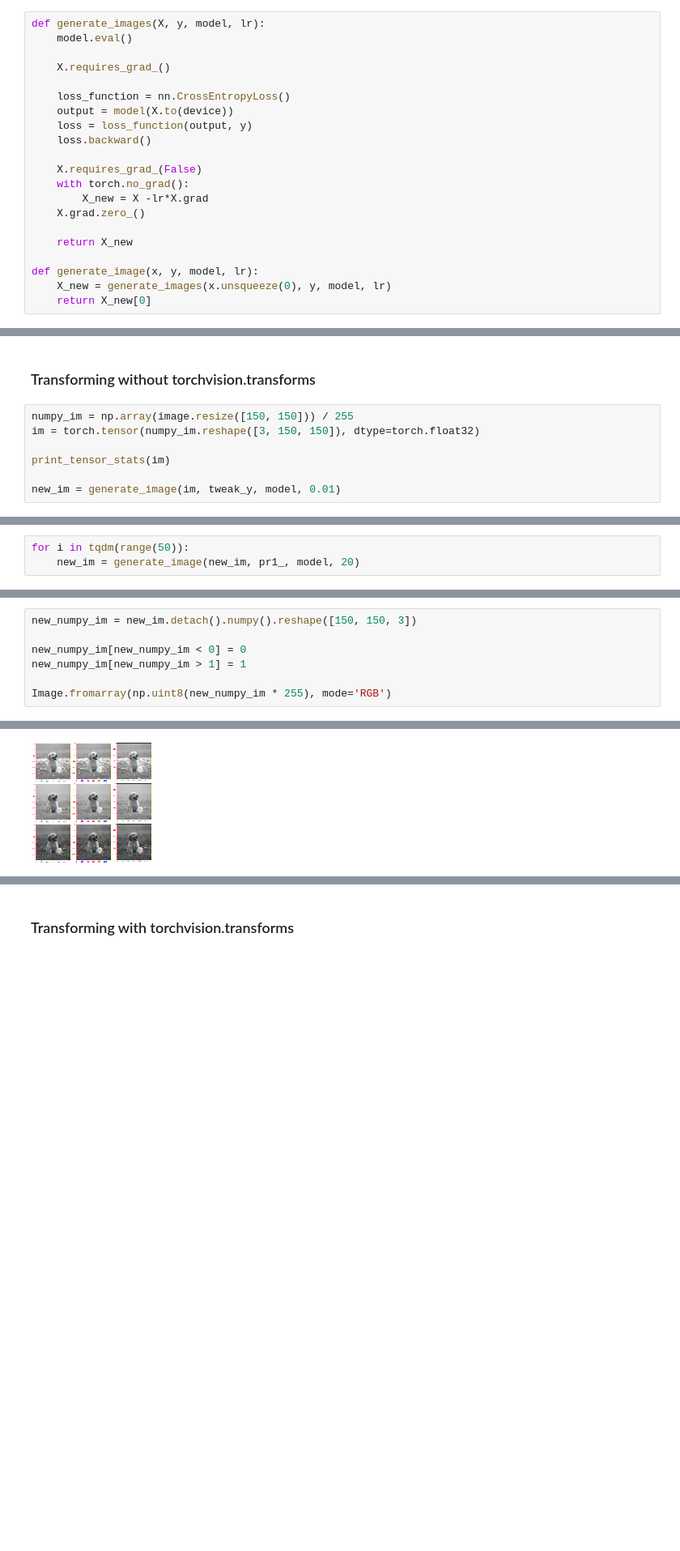
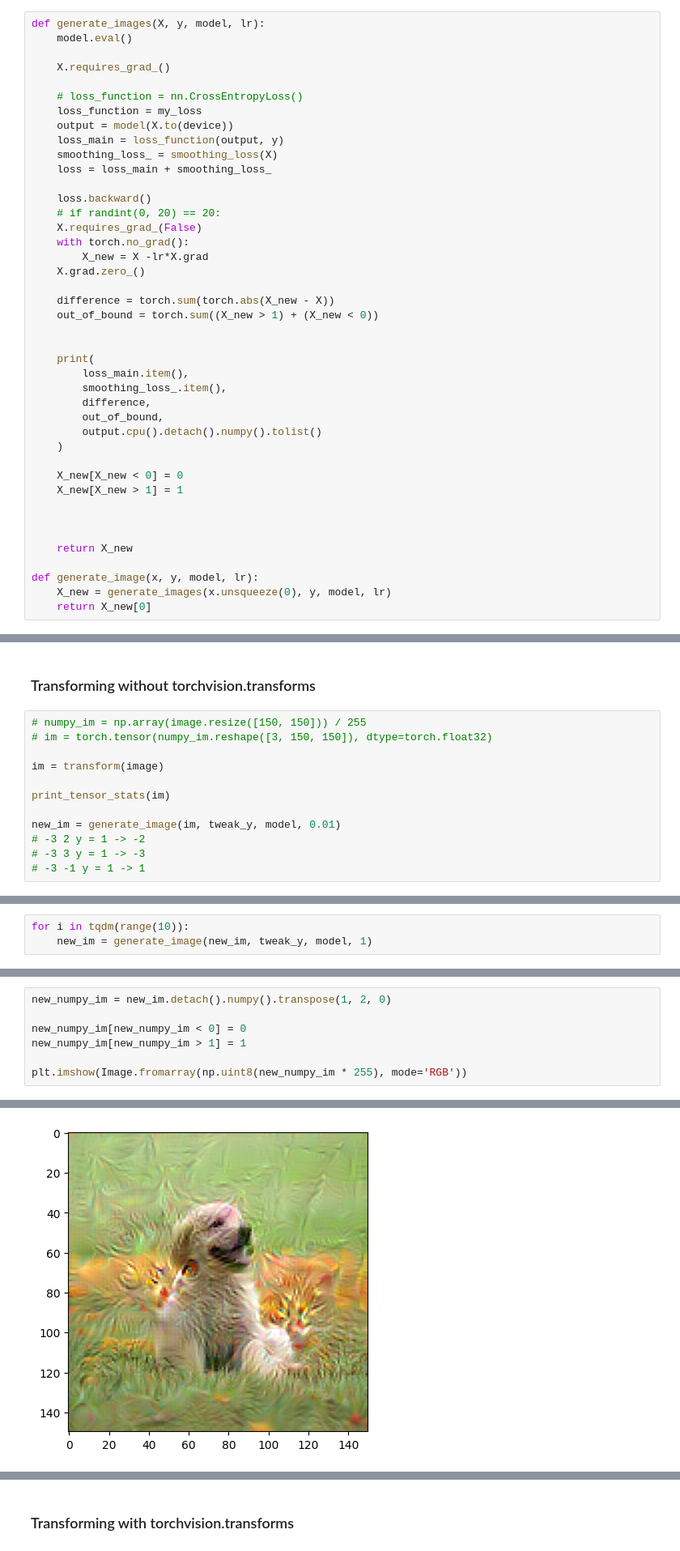
Before and after one commit to GSKW/ML, a Jupyter notebook: practice/150_images.ipynb, the cells around one changed output, grey strips where cells are left out. Shown at 81% size. Saved outputs shown, nothing was run; the diff lists cells and outputs as text; blank space fills up the shorter version.

```diff
--- a/practice/150_images.ipynb
+++ b/practice/150_images.ipynb
@@ -515,15 +528,36 @@ def generate_images(X, y, model, lr):
 
     X.requires_grad_()
 
-    loss_function = nn.CrossEntropyLoss()
+    # loss_function = nn.CrossEntropyLoss()
+    loss_function = my_loss
     output = model(X.to(device))
-    loss = loss_function(output, y)
+    loss_main = loss_function(output, y)
+    smoothing_loss_ = smoothing_loss(X)
+    loss = loss_main + smoothing_loss_
+
     loss.backward()
-
+    # if randint(0, 20) == 20:
     X.requires_grad_(False)
     with torch.no_grad():
         X_new = X -lr*X.grad
     X.grad.zero_()
+
+    difference = torch.sum(torch.abs(X_new - X))
+    out_of_bound = torch.sum((X_new > 1) + (X_new < 0))
+
+
+    print(
+        loss_main.item(),
+        smoothing_loss_.item(),
+        difference,
+        out_of_bound,
+        output.cpu().detach().numpy().tolist()
+    )
+
+    X_new[X_new < 0] = 0
+    X_new[X_new > 1] = 1
+
+
 
     return X_new
 
@@ -540,10 +574,15 @@ tweak_y = torch.tensor([0]).to(device)
 # %% [markdown]
 ### Transforming without torchvision.transforms
 # %%
-numpy_im = np.array(image.resize([150, 150])) / 255
-im = torch.tensor(numpy_im.reshape([3, 150, 150]), dtype=torch.float32)
+# numpy_im = np.array(image.resize([150, 150])) / 255
+# im = torch.tensor(numpy_im.reshape([3, 150, 150]), dtype=torch.float32)
+
+im = transform(image)
 
 print_tensor_stats(im)
 
 new_im = generate_image(im, tweak_y, model, 0.01)
+# -3 2 y = 1 -> -2
+# -3 3 y = 1 -> -3
+# -3 -1 y = 1 -> 1
 # %% [output]
@@ -551,3 +591,3 @@ shape=torch.Size([3, 150, 150]), min=0.01568627543747425, max=1.0
 # %%
-for i in tqdm(range(50)):
-    new_im = generate_image(new_im, pr1_, model, 20)
+for i in tqdm(range(10)):
+    new_im = generate_image(new_im, tweak_y, model, 1)
@@ -554,8 +605,8 @@ for i in tqdm(range(50)):
 # %%
-new_numpy_im = new_im.detach().numpy().reshape([150, 150, 3])
+new_numpy_im = new_im.detach().numpy().transpose(1, 2, 0)
 
 new_numpy_im[new_numpy_im < 0] = 0
 new_numpy_im[new_numpy_im > 1] = 1
 
-Image.fromarray(np.uint8(new_numpy_im * 255), mode='RGB')
+plt.imshow(Image.fromarray(np.uint8(new_numpy_im * 255), mode='RGB'))
 # %% [output]
@@ -562,4 +614,4 @@ Image.fromarray(np.uint8(new_numpy_im * 255), mode='RGB')
-[figure, old version]
+[figure, new version]
 # %%
 np.sum(np.abs(numpy_im - new_numpy_im))
 # %% [output]
```
Also changed, not shown: parts of 27 cells of this notebook.
